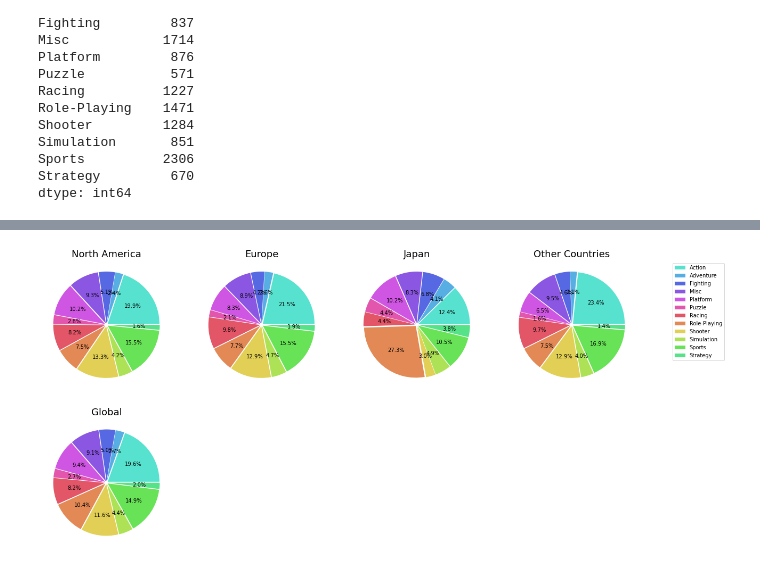
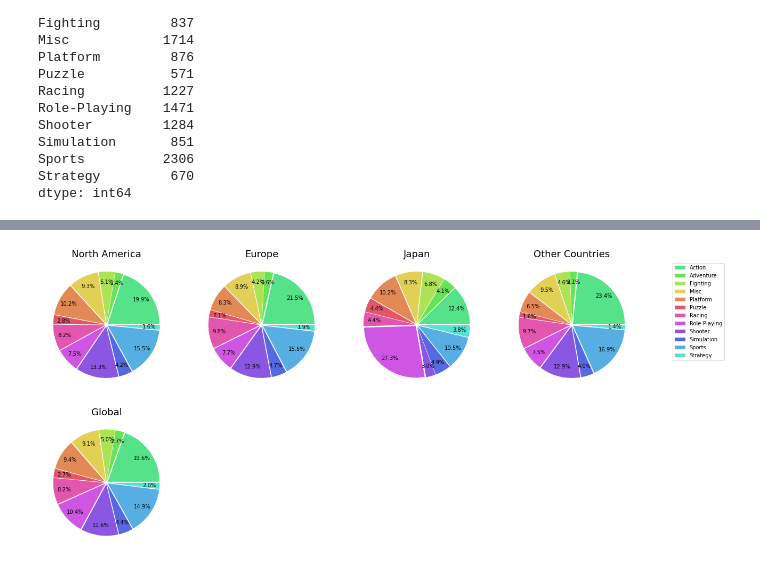
Before and after one commit to nan-park/section1_project, a Jupyter notebook: AI_section1_project.ipynb, the cells around one changed output, grey strips where cells are left out. Saved outputs shown, nothing was run; the diff lists cells and outputs as text; code cells hidden in the pictures.

Commit message:
pie chart 수정. 장르별 데이터 분석중..

```diff
--- a/AI_section1_project.ipynb
+++ b/AI_section1_project.ipynb
@@ -518,22 +518,23 @@ ratio # 지역별 장르 비율
 # %%
 titles = ['North America', 'Europe', 'Japan', 'Other Countries', 'Global']
 explode = [0.03] * len(genre_list)
 colors = ['#56E2CF', '#56AEE2', '#5668E2', '#8A56E2', '#CF56E2', '#E256AE', '#E25668', '#E28956', '#E2CF56', '#AEE256', '#68E256', '#56E289']
+colors.reverse()
 figure, axis = plt.subplots(2, 4, figsize=(20, 10))
 for i in range(len(sales_include_sum)):  # ['NA', 'EU', 'JP', 'Other', 'Global']
   axis[i//4, i%4].set_title(titles[i], fontsize=18)
   ratio_in_region = list(ratio.loc[sales_include_sum[i]])
   # for i in range(len(ratio_in_region)):
   #   if ratio_in_region[i] > 10:
   #     explode[i] = 0.1
-  axis[i//4, i%4].pie(ratio_in_region, autopct='%.1f%%', startangle=0, explode=explode, colors=colors)
+  axis[i//4, i%4].pie(ratio_in_region, autopct='%.1f%%', startangle=0, explode=explode, colors=colors, counterclock=True,pctdistance=0.8)
   if i==3:
     axis[i//4, i%4].legend(genre_list,loc='upper right', bbox_to_anchor=(1.7, 1, 0, 0))
-# plt.legend()
+
 figure.delaxes(axis[1,1])
 figure.delaxes(axis[1,2])
 figure.delaxes(axis[1,3])
 
 plt.show()
 # %% [output]
-[figure, old version]
+[figure, new version]
```
Also changed, not shown: parts of 2 cells of this notebook.
